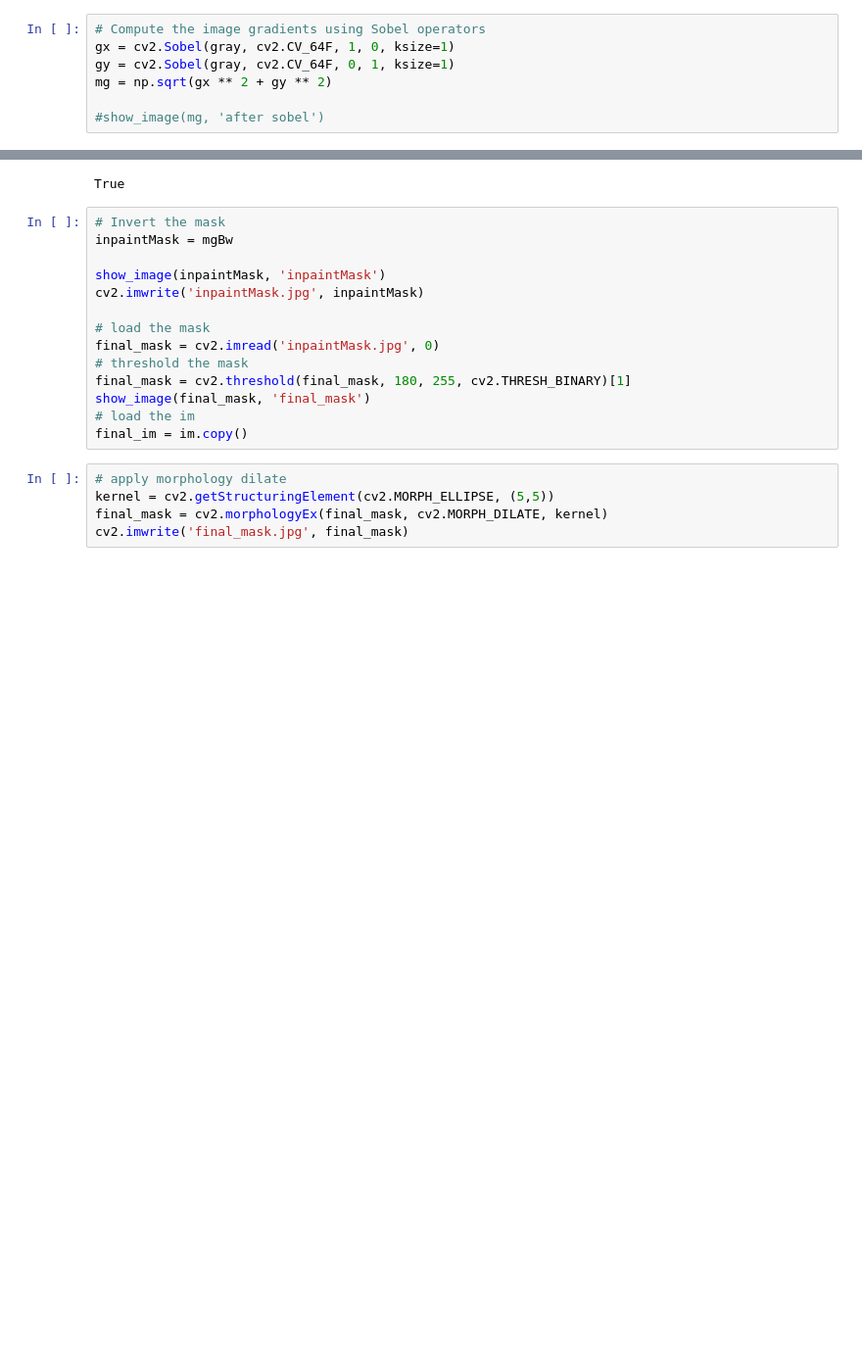
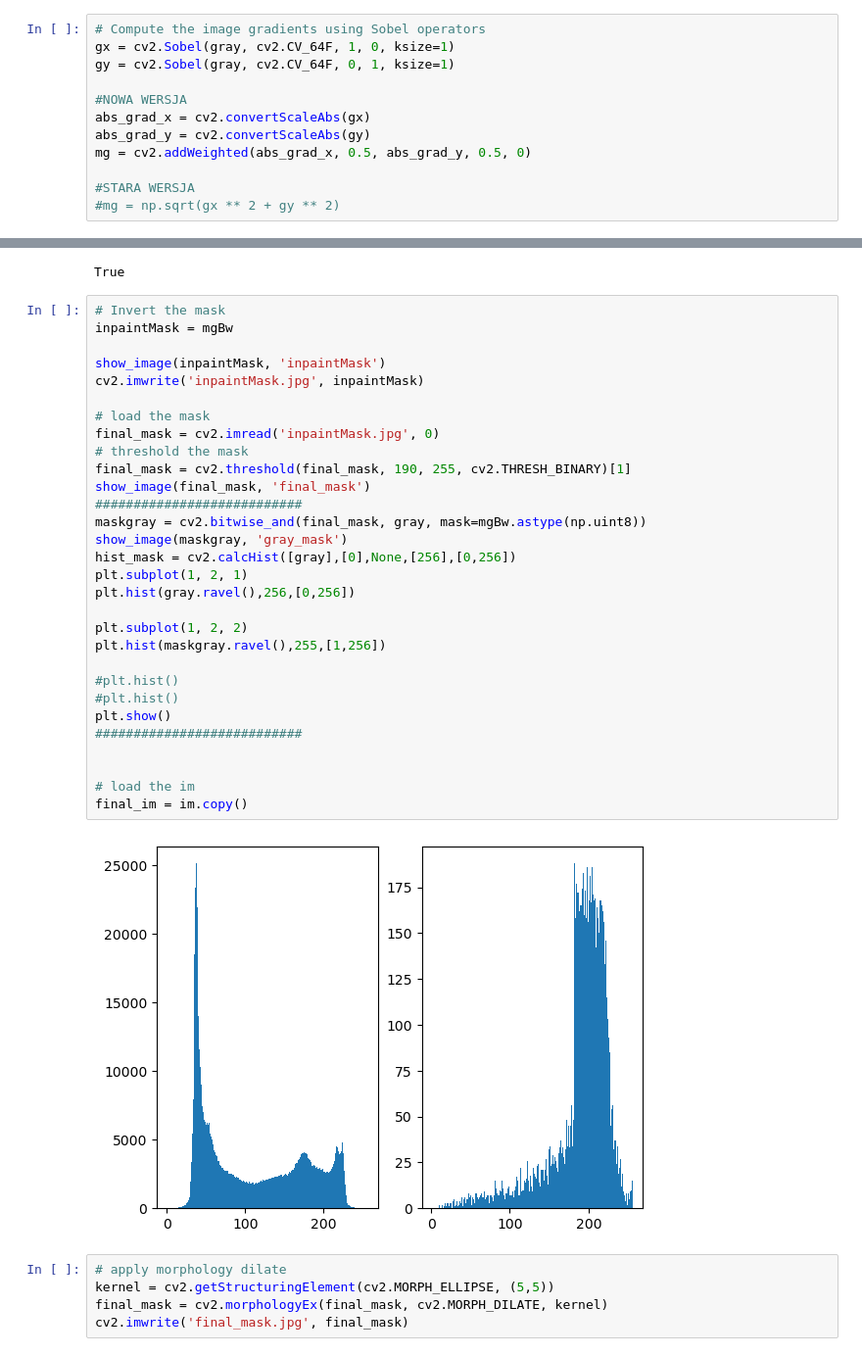
Before and after one commit to MrGrzesiek/PSIOZ, a Jupyter notebook: Untitled.ipynb, the cells around one changed output, grey strips where cells are left out. Shown: that part at 98% size. Drawn from its saved outputs; the diff is of its cells as text; blank space fills up the shorter version.

Commit message:
nowa wersja

```diff
--- a/Untitled.ipynb
+++ b/Untitled.ipynb
@@ -34,9 +57,14 @@ gray = cv2.cvtColor(im1, cv2.COLOR_BGR2GRAY)
 # Compute the image gradients using Sobel operators
 gx = cv2.Sobel(gray, cv2.CV_64F, 1, 0, ksize=1)
 gy = cv2.Sobel(gray, cv2.CV_64F, 0, 1, ksize=1)
-mg = np.sqrt(gx ** 2 + gy ** 2)
 
-#show_image(mg, 'after sobel')
+#NOWA WERSJA
+abs_grad_x = cv2.convertScaleAbs(gx)
+abs_grad_y = cv2.convertScaleAbs(gy)
+mg = cv2.addWeighted(abs_grad_x, 0.5, abs_grad_y, 0.5, 0)
+
+#STARA WERSJA
+#mg = np.sqrt(gx ** 2 + gy ** 2)
 # %%
 def get_mask(magnitude, magnitude_threshold, area_size):
     # Threshold the gradient magnitude image
@@ -103,17 +126,35 @@ True
 # %%
 # Invert the mask
 inpaintMask = mgBw
 
 show_image(inpaintMask, 'inpaintMask')
 cv2.imwrite('inpaintMask.jpg', inpaintMask)
 
 # load the mask
 final_mask = cv2.imread('inpaintMask.jpg', 0)
 # threshold the mask
-final_mask = cv2.threshold(final_mask, 180, 255, cv2.THRESH_BINARY)[1]
+final_mask = cv2.threshold(final_mask, 190, 255, cv2.THRESH_BINARY)[1]
 show_image(final_mask, 'final_mask')
+###########################
+maskgray = cv2.bitwise_and(final_mask, gray, mask=mgBw.astype(np.uint8))
+show_image(maskgray, 'gray_mask')
+hist_mask = cv2.calcHist([gray],[0],None,[256],[0,256])
+plt.subplot(1, 2, 1)
+plt.hist(gray.ravel(),256,[0,256])
+
+plt.subplot(1, 2, 2)
+plt.hist(maskgray.ravel(),255,[1,256])
+
+#plt.hist()
+#plt.hist()
+plt.show()
+###########################
+
+
 # load the im
 final_im = im.copy()
+# %% [output]
+[figure, added]
 # %%
 # apply morphology dilate
 kernel = cv2.getStructuringElement(cv2.MORPH_ELLIPSE, (5,5))
```
Also changed, not shown: parts of 8 cells of this notebook, 4 other files.
